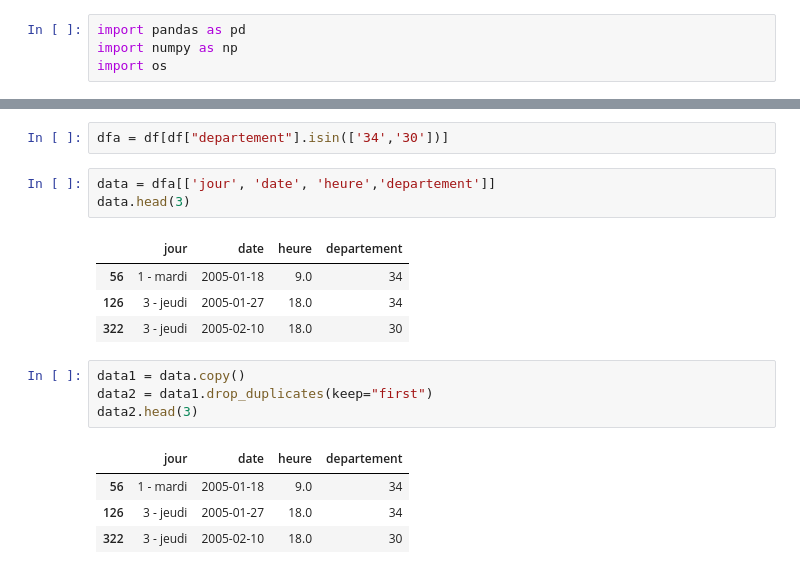
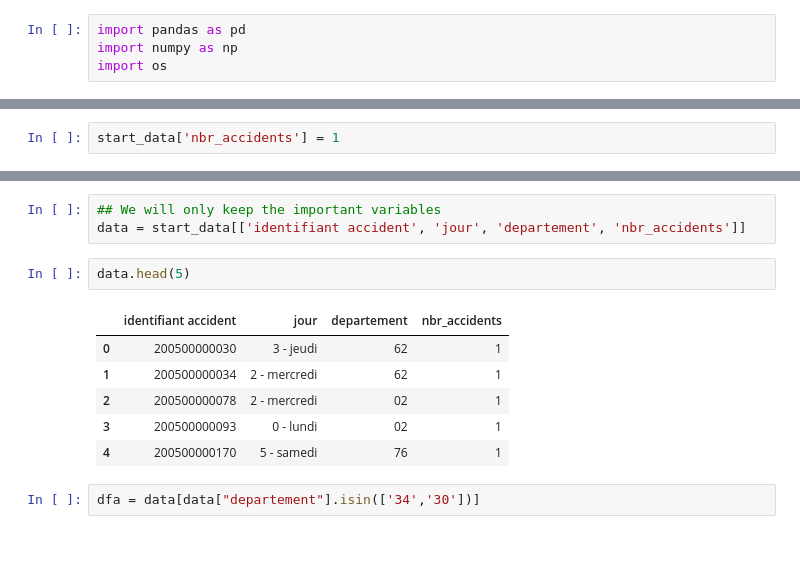
Before and after one commit to WalidKandouci/HMMA307_Modeles_Lineaires_Avances_Cours_4, a Jupyter notebook: Totem.ipynb, the cells around one changed output, grey strips where cells are left out. Cells and saved outputs as stored; diff of their text form; blank space fills up the shorter version.

```diff
--- a/Totem.ipynb
+++ b/Totem.ipynb
@@ -189,0 +179,2 @@ df["departement"][0]
+# %%
+start_data['nbr_accidents'] = 1
@@ -190,19 +191,14 @@ df["departement"][0]
+# %%
+## We will only keep the important variables
+data = start_data[['identifiant accident', 'jour', 'departement', 'nbr_accidents']]
+# %%
+data.head(5)
+# %% [output]
+|  | identifiant accident | jour | departement | nbr_accidents |
+| 0 | 200500000030 | 3 - jeudi | 62 | 1 |
+| 1 | 200500000034 | 2 - mercredi | 62 | 1 |
+| 2 | 200500000078 | 2 - mercredi | 02 | 1 |
+| 3 | 200500000093 | 0 - lundi | 02 | 1 |
+| 4 | 200500000170 | 5 - samedi | 76 | 1 |
 # %%
-dfa = df[df["departement"].isin(['34','30'])]
+dfa = data[data["departement"].isin(['34','30'])]
-# %%
-data = dfa[['jour', 'date', 'heure','departement']]
-data.head(3)
-# %% [output]
-|  | jour | date | heure | departement |
-| 56 | 1 - mardi | 2005-01-18 | 9.0 | 34 |
-| 126 | 3 - jeudi | 2005-01-27 | 18.0 | 34 |
-| 322 | 3 - jeudi | 2005-02-10 | 18.0 | 30 |
-# %%
-data1 = data.copy()
-data2 = data1.drop_duplicates(keep="first")
-data2.head(3)
-# %% [output]
-|  | jour | date | heure | departement |
-| 56 | 1 - mardi | 2005-01-18 | 9.0 | 34 |
-| 126 | 3 - jeudi | 2005-01-27 | 18.0 | 34 |
-| 322 | 3 - jeudi | 2005-02-10 | 18.0 | 30 |
```
Also changed, not shown: parts of 21 cells of this notebook.
